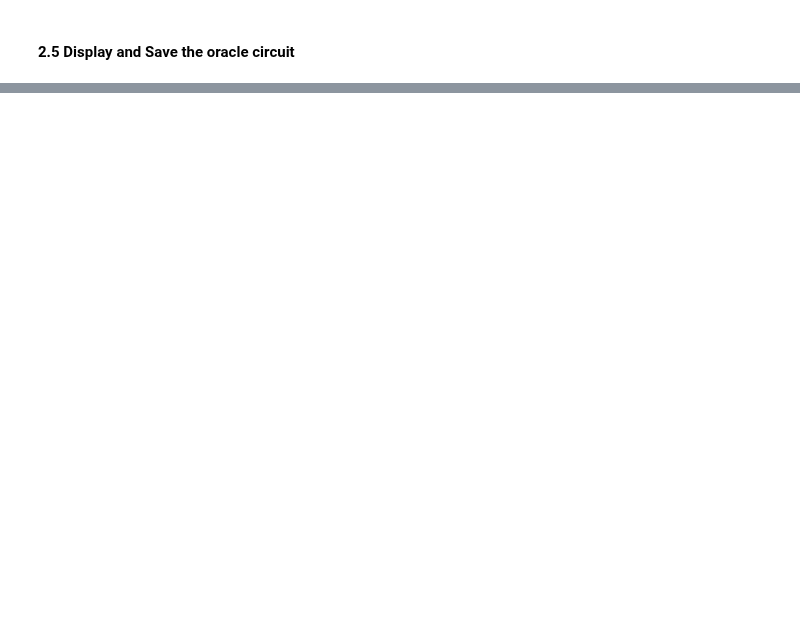
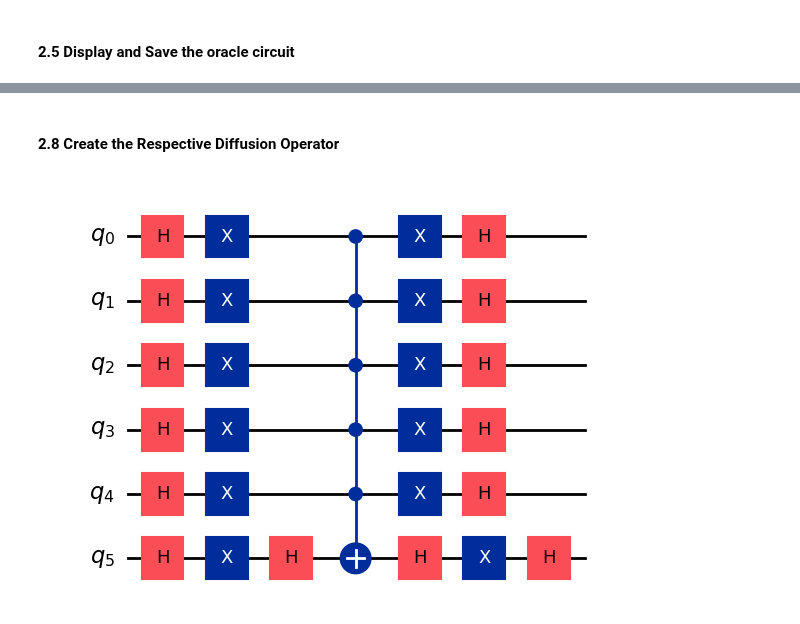
Before and after one commit to TheBarzani/vcgc, a Jupyter notebook: examples/comparing_vcgc_to_saha_belletti.ipynb, the cells around one changed output, grey strips where cells are left out. Cells and saved outputs as stored; diff of their text form; code cells hidden in the pictures; blank space fills up the shorter version.

```diff
--- a/examples/comparing_vcgc_to_saha_belletti.ipynb
+++ b/examples/comparing_vcgc_to_saha_belletti.ipynb
@@ -118,0 +170,10 @@ oracle_circuit_xag.draw("mpl")
+# %% [markdown]
+#### 2.8 Create the Respective Diffusion Operator
+# %%
+from vcgc.circuit import generate_grover_diffusion
+
+num_data_qubits: int = network.num_vertices * num_encode_qubits
+diff_oracle: QuantumCircuit = generate_grover_diffusion(num_qubits=num_data_qubits)
+diff_oracle.draw(output="mpl")
+# %% [output]
+[figure, added]
```
Also changed, not shown: parts of 11 cells of this notebook, 10 other files.
